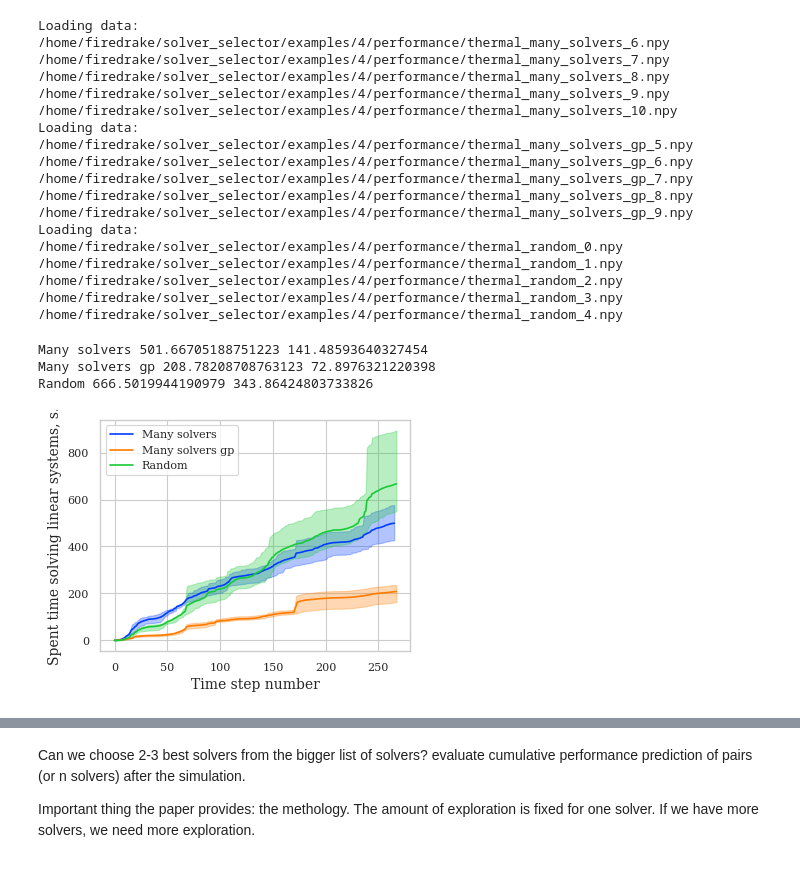
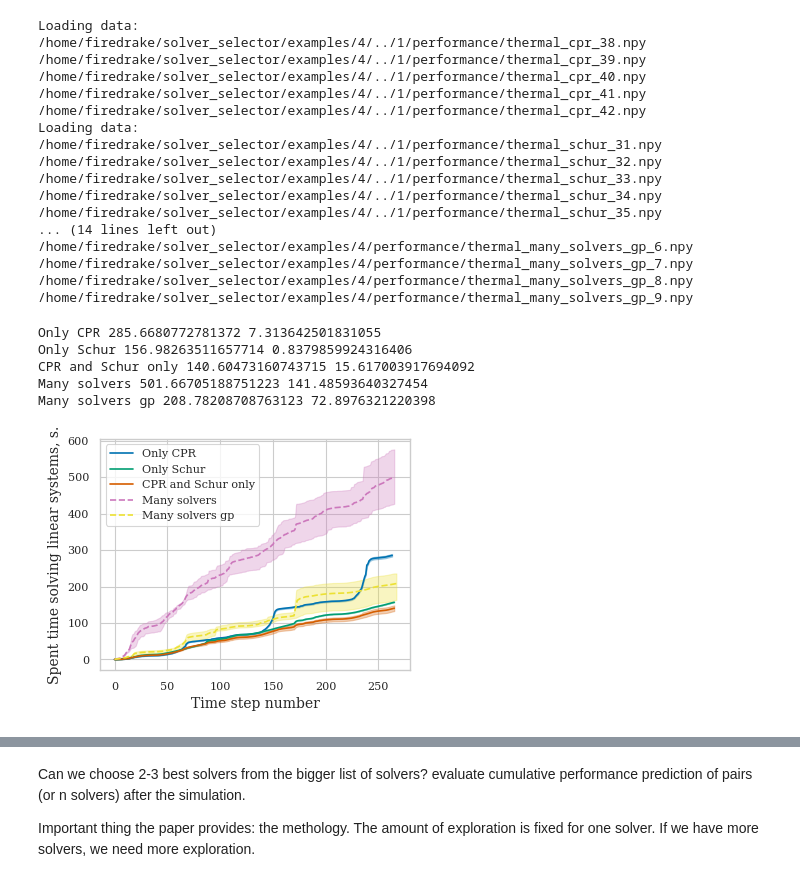
Before and after one commit to Yuriyzabegaev/solver_selector, a Jupyter notebook: examples/4/results_4_thermal.ipynb, the cells around one changed output, grey strips where cells are left out. Drawn from its saved outputs; the diff is of its cells as text; code cells hidden in the pictures.

```diff
--- a/examples/4/results_4_thermal.ipynb
+++ b/examples/4/results_4_thermal.ipynb
@@ -22,7 +22,7 @@ sns.set_theme(
     # context="talk",
     context="paper",
     # rc={"figure.figsize": (8, 6)},
-    palette="bright",
+    palette="colorblind6",
     style="whitegrid",
     rc=tex_fonts,
 )
@@ -39,33 +39,36 @@ else:
 
 
 data = {
-    # "CPR and Schur only": load_data('../1/thermal_dynamic', n_newest=NUM_SIMS),
+    "Only CPR": load_data('../1/thermal_cpr', n_newest=NUM_SIMS),
+    "Only Schur": load_data('../1/thermal_schur', n_newest=NUM_SIMS),
+    "CPR and Schur only": load_data('../1/thermal_dynamic', n_newest=NUM_SIMS),
     "Many solvers": load_data("thermal_many_solvers", n_newest=NUM_SIMS),
     "Many solvers gp": load_data("thermal_many_solvers_gp", n_newest=NUM_SIMS),
-    "Random": load_data("thermal_random", n_newest=NUM_SIMS)
+    # "Random": load_data("thermal_random", n_newest=NUM_SIMS),
+    # "Source location coldstart": load_data("thermal_coldstart_source_location", n_newest=NUM_SIMS),
+    # "Source location warmstart": load_data("thermal_warmstart_source_location", n_newest=NUM_SIMS),
 }
 
 save_media_path = Path("media")
 save_media_path.mkdir(exist_ok=True)
 # %% [output]
 Loading data:
-/home/firedrake/solver_selector/examples/4/performance/thermal_many_solvers_6.npy
-/home/firedrake/solver_selector/examples/4/performance/thermal_many_solvers_7.npy
-/home/firedrake/solver_selector/examples/4/performance/thermal_many_solvers_8.npy
-/home/firedrake/solver_selector/examples/4/performance/thermal_many_solvers_9.npy
-/home/firedrake/solver_selector/examples/4/performance/thermal_many_solvers_10.npy
+/home/firedrake/solver_selector/examples/4/../1/performance/thermal_cpr_38.npy
+/home/firedrake/solver_selector/examples/4/../1/performance/thermal_cpr_39.npy
+/home/firedrake/solver_selector/examples/4/../1/performance/thermal_cpr_40.npy
+/home/firedrake/solver_selector/examples/4/../1/performance/thermal_cpr_41.npy
+/home/firedrake/solver_selector/examples/4/../1/performance/thermal_cpr_42.npy
 Loading data:
-/home/firedrake/solver_selector/examples/4/performance/thermal_many_solvers_gp_5.npy
+/home/firedrake/solver_selector/examples/4/../1/performance/thermal_schur_31.npy
+/home/firedrake/solver_selector/examples/4/../1/performance/thermal_schur_32.npy
+/home/firedrake/solver_selector/examples/4/../1/performance/thermal_schur_33.npy
+/home/firedrake/solver_selector/examples/4/../1/performance/thermal_schur_34.npy
+/home/firedrake/solver_selector/examples/4/../1/performance/thermal_schur_35.npy
+... (14 lines left out)
 /home/firedrake/solver_selector/examples/4/performance/thermal_many_solvers_gp_6.npy
 /home/firedrake/solver_selector/examples/4/performance/thermal_many_solvers_gp_7.npy
 /home/firedrake/solver_selector/examples/4/performance/thermal_many_solvers_gp_8.npy
 /home/firedrake/solver_selector/examples/4/performance/thermal_many_solvers_gp_9.npy
-Loading data:
-/home/firedrake/solver_selector/examples/4/performance/thermal_random_0.npy
-/home/firedrake/solver_selector/examples/4/performance/thermal_random_1.npy
-/home/firedrake/solver_selector/examples/4/performance/thermal_random_2.npy
-/home/firedrake/solver_selector/examples/4/performance/thermal_random_3.npy
-/home/firedrake/solver_selector/examples/4/performance/thermal_random_4.npy
 # %%
 color_iter = -1
 best_time = float("inf")
@@ -91,35 +94,41 @@ for name, values in data.items():
 
     total = []
     t_end = []
     interp_data_list = []
     x_space = np.linspace(times[0][0], times[0][-1], 1000)
     for time, result in zip(times, result):
         total.append(result[-1])
         t_end.append(time[-1])
         interp_data_list.append(np.interp(x_space, time, result))
 
     interp_data = np.array(interp_data_list)
     max_ = np.max(interp_data, axis=0)
     min_ = np.min(interp_data, axis=0)
     mean = np.mean(interp_data, axis=0)
     if mean[-1] < best_time:
         best_time = mean[-1]
         best = mean
     plt.fill_between(x_space, min_, max_, color=f"C{color_iter}", alpha=0.3)
-    plt.plot(x_space, mean, color=f"C{color_iter}", label=name)
+    kwargs = dict()
+    if name in ['Many solvers', 'Many solvers gp']:
+        kwargs['linestyle'] = '--'
+
+    plt.plot(x_space, mean, color=f"C{color_iter}", label=name, **kwargs)
     print(name, np.mean(total), np.max(total) - np.min(total))
     if USE_SIMULATED_TIME:
         assert np.allclose(t_end, t_end[0], rtol=1e-10)
 
 plt.legend(loc='upper left')
 plt.xlabel(X_LABEL)
 plt.ylabel("Spent time solving linear systems, s.")
 
 if save_media_path is not None:
-    plt.savefig(save_media_path / "thermal_performance.pdf", bbox_inches="tight")
+    plt.savefig(save_media_path / "experiment4_performance.pdf", bbox_inches="tight")
 # %% [output]
+Only CPR 285.6680772781372 7.313642501831055
+Only Schur 156.98263511657714 0.8379859924316406
+CPR and Schur only 140.60473160743715 15.617003917694092
 Many solvers 501.66705188751223 141.48593640327454
 Many solvers gp 208.78208708763123 72.8976321220398
-Random 666.5019944190979 343.86424803733826
-[figure, old version]
+[figure, new version]
 # %%
```
Also changed, not shown: parts of 20 cells of this notebook, 11 other files.
